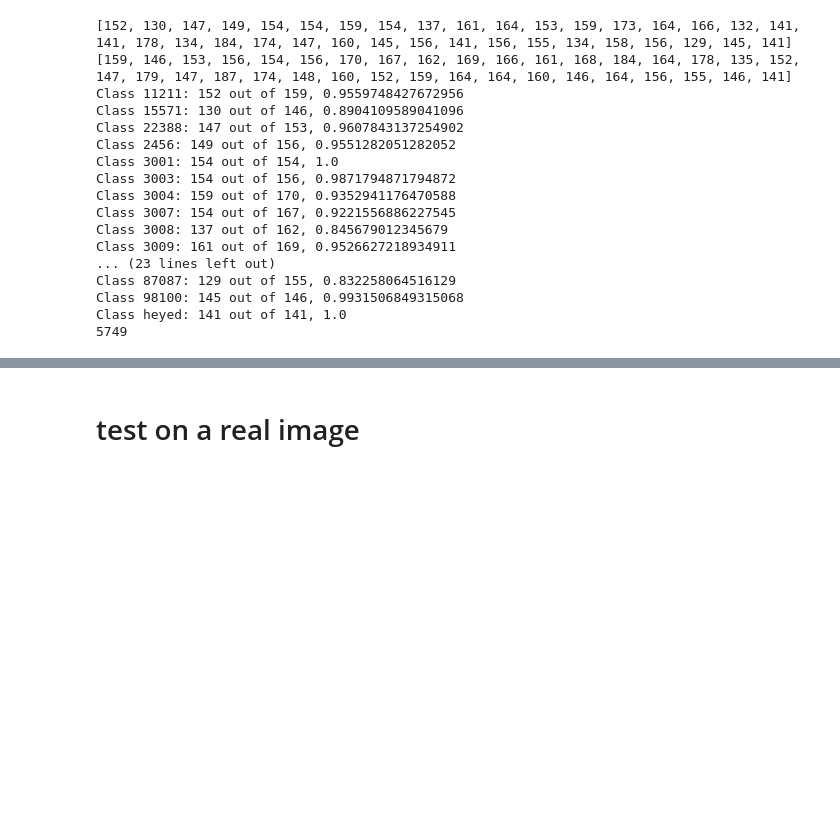
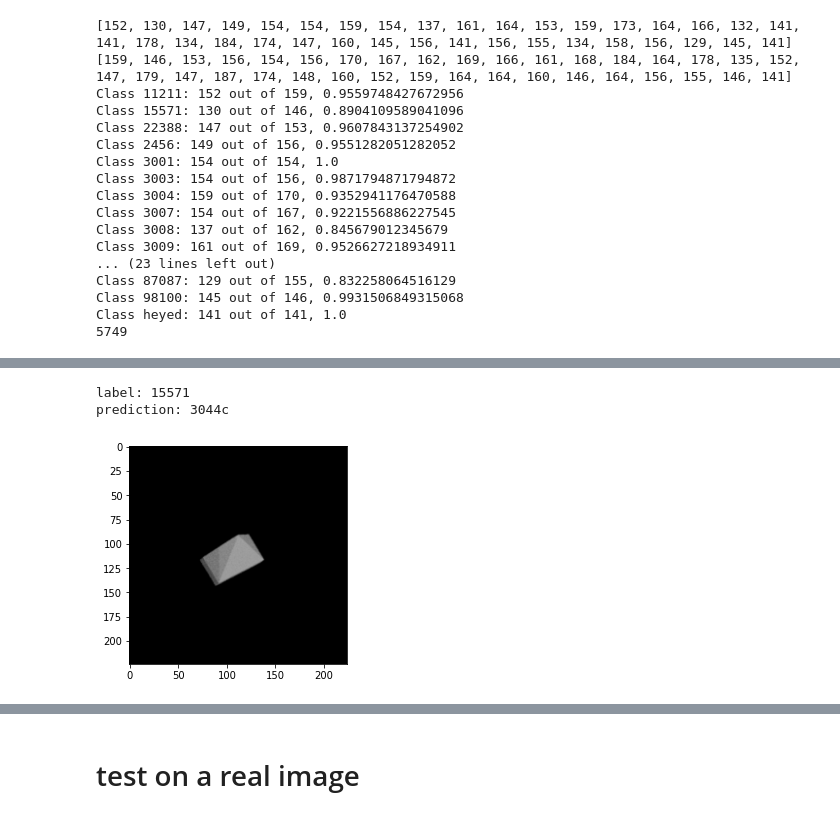
Before and after one commit to albogdan/aps360-project, a Jupyter notebook: FeatureKernelOnBerend.ipynb, the cells around one changed output, grey strips where cells are left out. Saved outputs shown, nothing was run; the diff lists cells and outputs as text; code cells hidden in the pictures; blank space fills up the shorter version.

```diff
--- a/FeatureKernelOnBerend.ipynb
+++ b/FeatureKernelOnBerend.ipynb
@@ -653,0 +694,6 @@ Class heyed: 141 out of 141, 1.0
+# %%
+def getPred(img):
+  features = alexnet.features(img)
+  out = model(features)
+  pred = out.max(1, keepdim = True)[1]
+  return classes[pred]
@@ -653,0 +722,9 @@ Class heyed: 141 out of 141, 1.0
+# %%
+img = wrongPredictions[1][0]
+print("label: {}".format(classes[1]))
+print("prediction: {}".format(getPred(img)))
+out = plt.imshow(img.squeeze().permute(1, 2, 0))
+# %% [output]
+label: 15571
+prediction: 3044c
+[figure, added]
```
Also changed, not shown: parts of 31 cells of this notebook.
